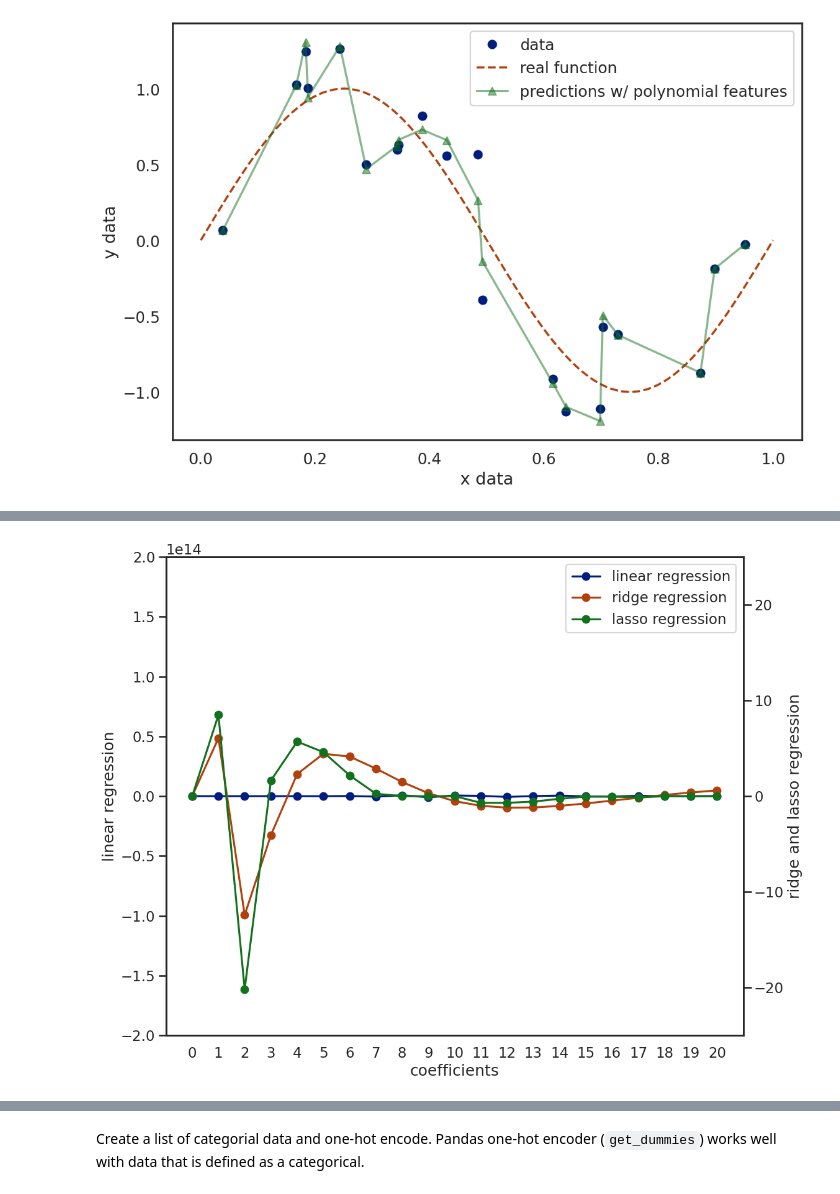
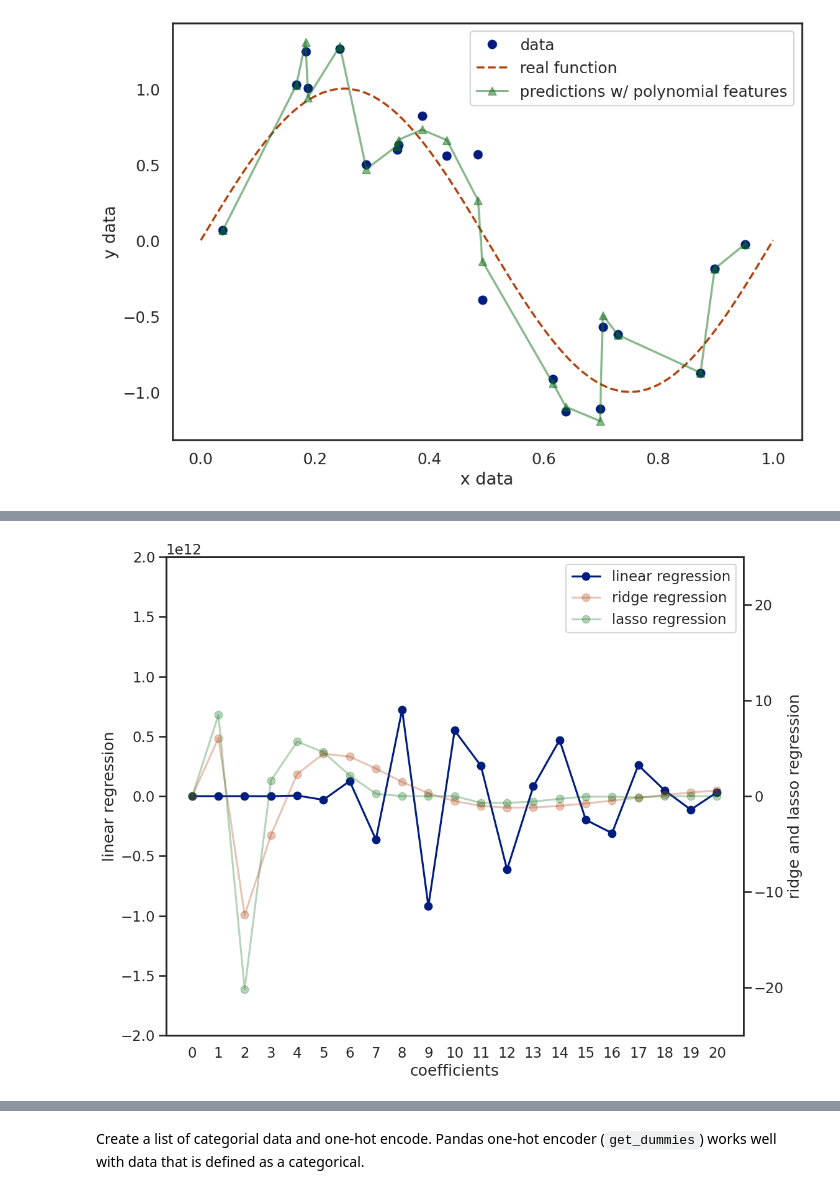
Before and after one commit to batspike/ML-Projects-and-Tutorials, a Jupyter notebook: IBM_Machine_Learning/02_SupervisedMachineLearning_Regression/Module4_DemoLab_PolynomialFeaturesAndRegularization.ipynb, the cells around one changed output, grey strips where cells are left out. Cells and saved outputs as stored; diff of their text form; code cells hidden in the pictures.

```diff
--- a/IBM_Machine_Learning/02_SupervisedMachineLearning_Regression/Module4_DemoLab_PolynomialFeaturesAndRegularization.ipynb
+++ b/IBM_Machine_Learning/02_SupervisedMachineLearning_Regression/Module4_DemoLab_PolynomialFeaturesAndRegularization.ipynb
@@ -138,31 +165,31 @@ coefficients.describe()  # Huge difference in scale between non-regularized vs r
 # %%
 colors = sns.color_palette()
 plt.figure(figsize=(12, 10))
 
 # Setup the dual y-axes
 ax1 = plt.axes()
 ax2 = ax1.twinx()
 
 # Plot the linear regression data
 ax1.plot(lr.coef_.ravel(), color=colors[0], marker='o', label='linear regression')
 
 # Plot the regularization data sets
-ax2.plot(rr.coef_.ravel(),     color=colors[1], marker='o', label='ridge regression')
-ax2.plot(lassor.coef_.ravel(), color=colors[2], marker='o', label='lasso regression')
+ax2.plot(rr.coef_.ravel(),     color=colors[1], alpha=0.3, marker='o', label='ridge regression')
+ax2.plot(lassor.coef_.ravel(), color=colors[2], alpha=0.3, marker='o', label='lasso regression')
 
 # Customize axes scales
-ax1.set_ylim(-2e14, 2e14)
+ax1.set_ylim(-2e12, 2e12)
 ax2.set_ylim(-25, 25)
 
 # Combine the legends
 h1, l1 = ax1.get_legend_handles_labels()
 h2, l2 = ax2.get_legend_handles_labels()
 ax1.legend(h1+h2, l1+l2)
 
 ax1.set(xlabel='coefficients',ylabel='linear regression')
 ax2.set(ylabel='ridge and lasso regression')
 
 ax1.set_xticks(range(len(lr.coef_)));
 # %% [output]
-[figure, old version]
+[figure, new version]
 # %% [markdown]
```
Also changed, not shown: parts of 35 cells of this notebook, 1 other file.
